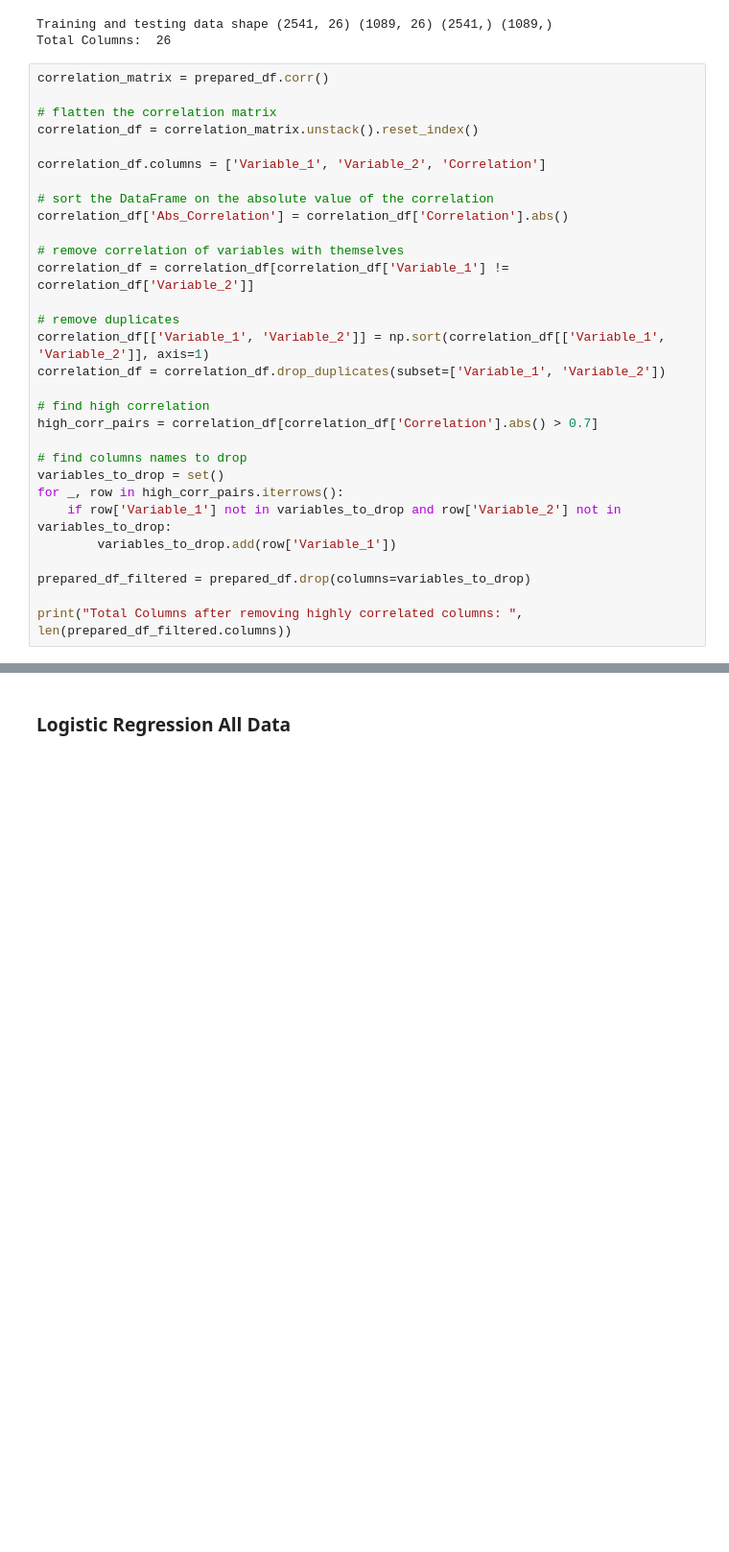
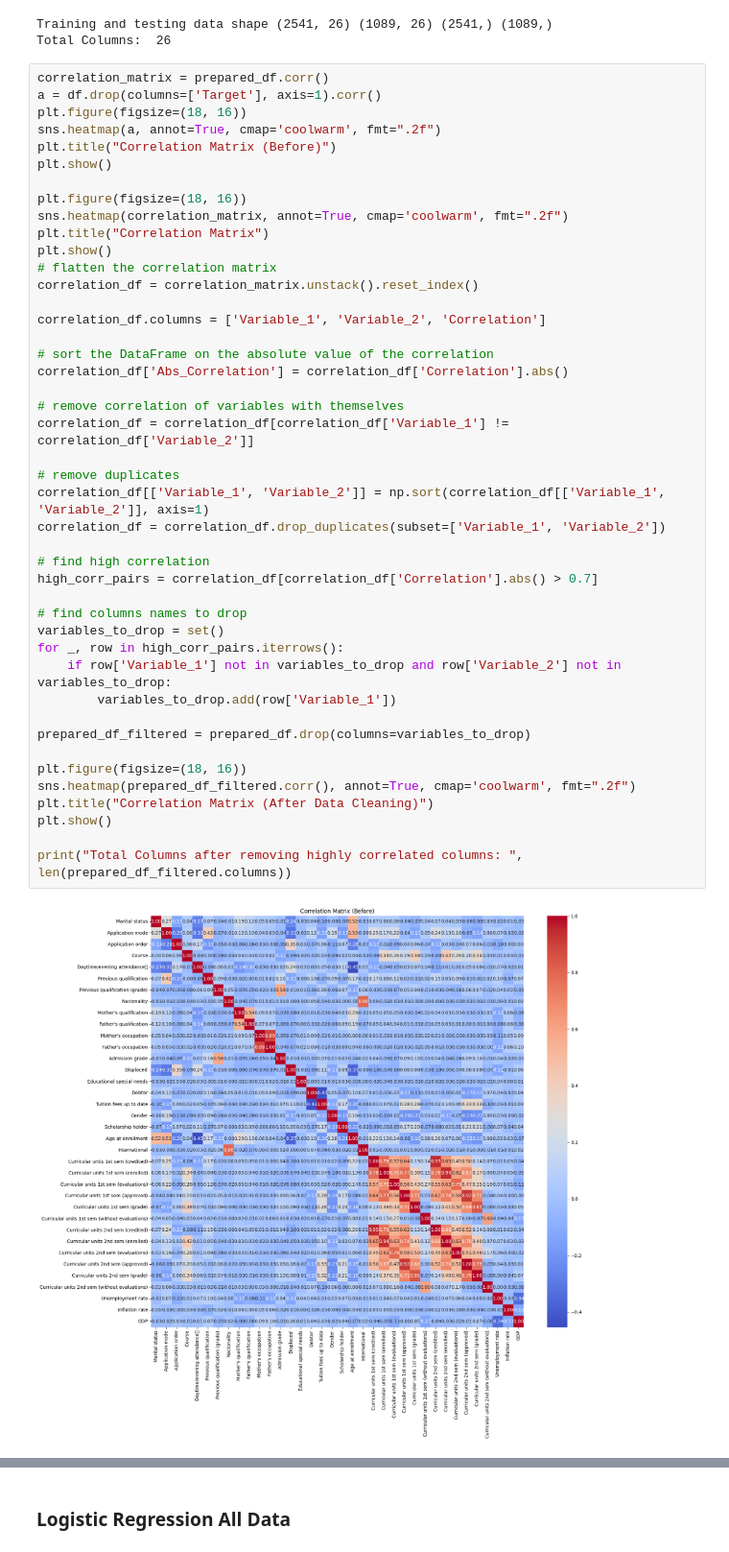
Before and after one commit to kellerflint/stats-for-ai-final-project, a Jupyter notebook: Keller_Analysis.ipynb, the cells around one changed output, grey strips where cells are left out. Shown at 96% size. Saved outputs shown, nothing was run; the diff lists cells and outputs as text; blank space fills up the shorter version.

Commit message:
added images + coef matrix

```diff
--- a/Keller_Analysis.ipynb
+++ b/Keller_Analysis.ipynb
@@ -126,32 +127,47 @@ Training and testing data shape (2541, 26) (1089, 26) (2541,) (1089,)
 Total Columns:  26
 # %%
 correlation_matrix = prepared_df.corr()
+a = df.drop(columns=['Target'], axis=1).corr()
+plt.figure(figsize=(18, 16))
+sns.heatmap(a, annot=True, cmap='coolwarm', fmt=".2f")
+plt.title("Correlation Matrix (Before)")
+plt.show()
 
+plt.figure(figsize=(18, 16))
+sns.heatmap(correlation_matrix, annot=True, cmap='coolwarm', fmt=".2f")
+plt.title("Correlation Matrix")
+plt.show()
 # flatten the correlation matrix
 correlation_df = correlation_matrix.unstack().reset_index()
 
 correlation_df.columns = ['Variable_1', 'Variable_2', 'Correlation']
 
 # sort the DataFrame on the absolute value of the correlation
 correlation_df['Abs_Correlation'] = correlation_df['Correlation'].abs()
 
 # remove correlation of variables with themselves
 correlation_df = correlation_df[correlation_df['Variable_1'] != correlation_df['Variable_2']]
 
 # remove duplicates
 correlation_df[['Variable_1', 'Variable_2']] = np.sort(correlation_df[['Variable_1', 'Variable_2']], axis=1)
 correlation_df = correlation_df.drop_duplicates(subset=['Variable_1', 'Variable_2'])
 
 # find high correlation
 high_corr_pairs = correlation_df[correlation_df['Correlation'].abs() > 0.7]
 
 # find columns names to drop
 variables_to_drop = set()
 for _, row in high_corr_pairs.iterrows():
     if row['Variable_1'] not in variables_to_drop and row['Variable_2'] not in variables_to_drop:
         variables_to_drop.add(row['Variable_1'])
 
 prepared_df_filtered = prepared_df.drop(columns=variables_to_drop)
 
+plt.figure(figsize=(18, 16))
+sns.heatmap(prepared_df_filtered.corr(), annot=True, cmap='coolwarm', fmt=".2f")
+plt.title("Correlation Matrix (After Data Cleaning)")
+plt.show()
+
 print("Total Columns after removing highly correlated columns: ", len(prepared_df_filtered.columns))
 # %% [output]
+[figure, added]
```
Also changed, not shown: parts of 2 cells of this notebook, 4 other files.
